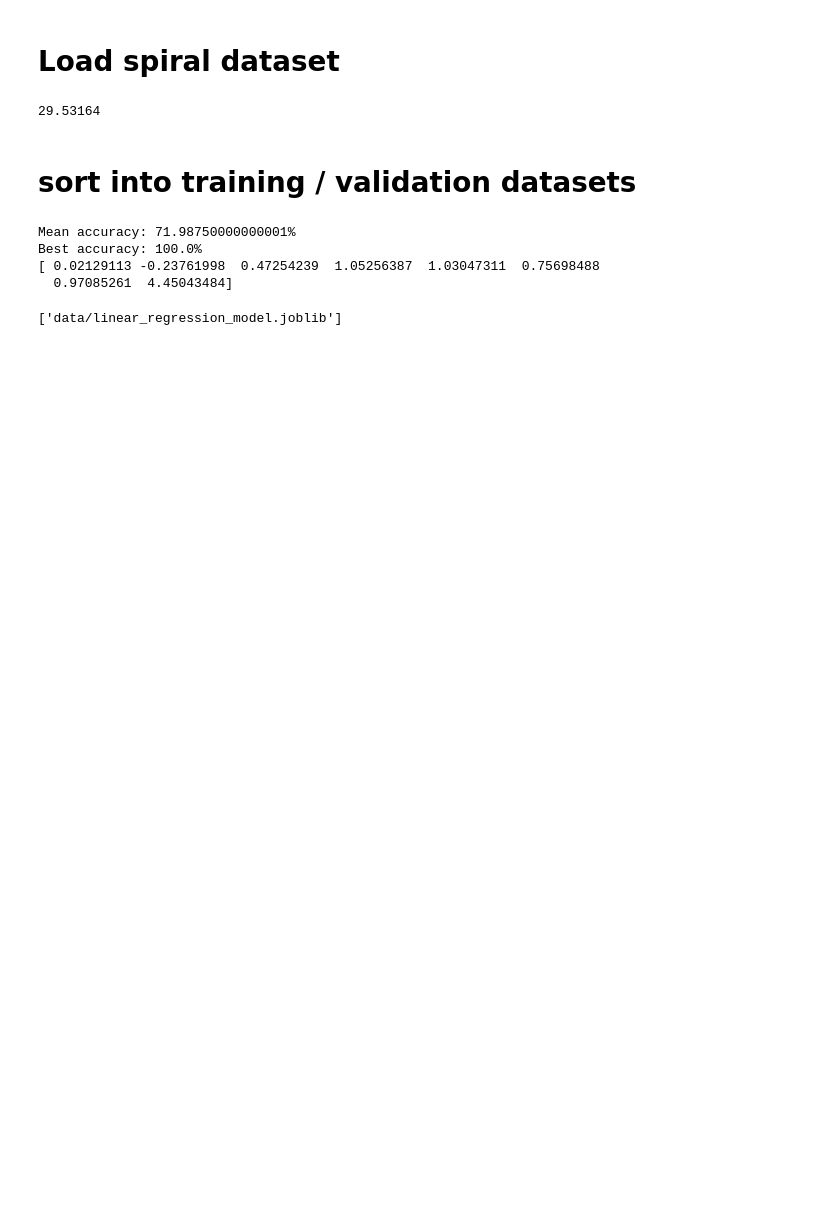
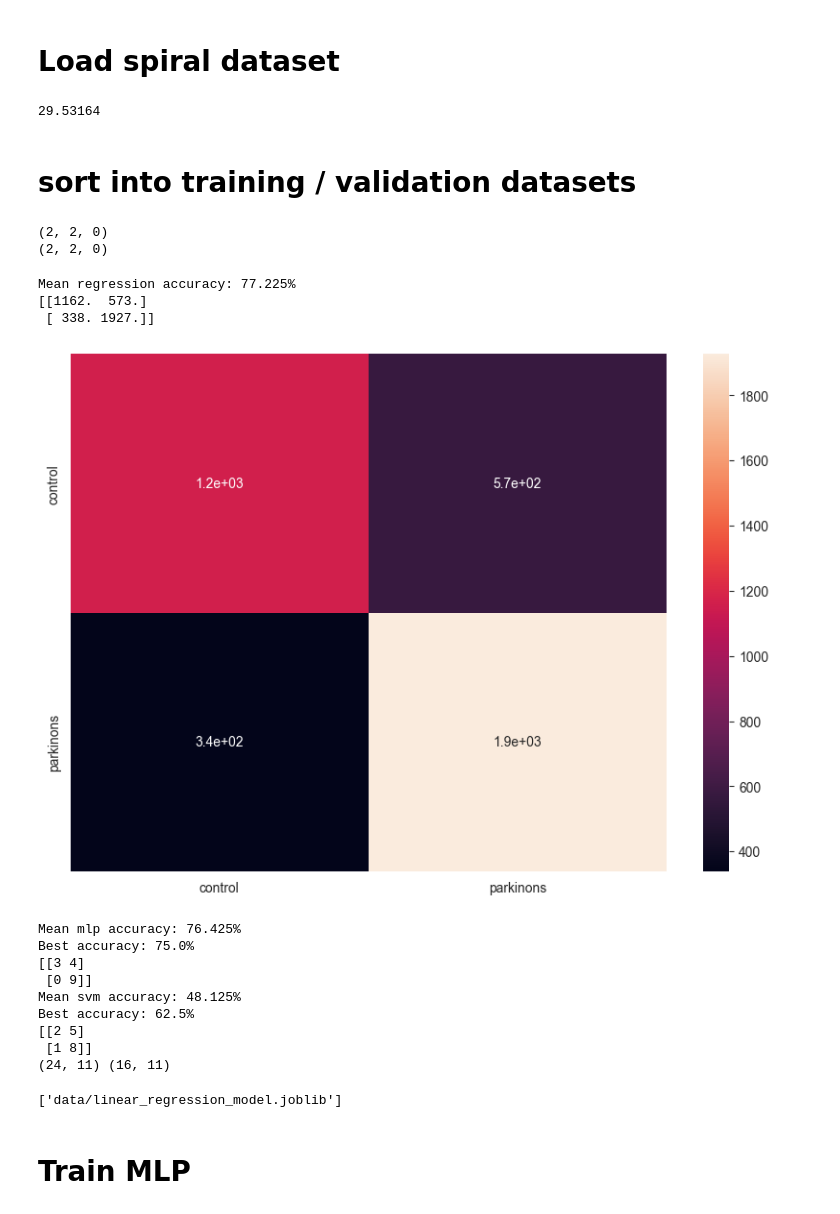
Before and after one commit to H-E-R-O-System/hero-monitor, a Jupyter notebook: spiral_analytics/train_spiral_model.ipynb, the cells around one changed output. Saved outputs shown, nothing was run; the diff lists cells and outputs as text; code cells hidden in the pictures; blank space fills up the shorter version.

```diff
--- a/spiral_analytics/train_spiral_model.ipynb
+++ b/spiral_analytics/train_spiral_model.ipynb
@@ -3,12 +3,16 @@ import pandas as pd
 import numpy as np
 import joblib
 import os
+from sklearn.preprocessing import StandardScaler
 from sklearn.linear_model import LinearRegression
 import matplotlib.pyplot as plt
+from sklearn.neural_network import MLPClassifier
+from sklearn.metrics import accuracy_score, classification_report, confusion_matrix, ConfusionMatrixDisplay
 
 np.random.seed(100)
 os.chdir("/Users/benhoskings/Documents/Pycharm/Hero_Monitor/spiral_analytics")
 
+scaler = StandardScaler()
 
 # if np.arctan2(*np.flip(pos - self.center_offset)) > 0:
 #             angle = np.arctan2(*np.flip(pos - self.center_offset)) + 2 * np.pi * self.turns
@@ -120,7 +121,7 @@ plt.show()
 # %%
 col_names = ["x_pos", "y_pos", "z_pos", "pressure", "grip_angle", "time", "test_id"]
 
-feature_df = pd.DataFrame(data=None, columns=(["label", "set_id"] + [f"predictor_{idx}" for idx in range(16)]))
+feature_df = pd.DataFrame(data=None, columns=(["label", "set_id"] + [f"predictor_{idx}" for idx in range(len(spiral_feature))]))
 
 base_path = "hw_dataset"
 times = []
@@ -148,12 +149,17 @@ print(np.mean(times)/1000)
 # %% [markdown]
 # sort into training / validation datasets
 # %%
-def partition_data(df, train_split):
+def partition_data(df, train_split, even_classes=True):
 
     control_count = sum(df["label"] == 0)
     nd_count = sum(df["label"] == 1)
-    control_train_ids = np.random.permutation(range(control_count))[:int(control_count*train_split)]
-    nd_train_ids = np.random.permutation(range(nd_count))[:int(nd_count*train_split)]
+    if even_classes:
+        class_count = min(control_count, nd_count)
+        control_train_ids = np.random.permutation(range(control_count))[:int(class_count*train_split)]
+        nd_train_ids = np.random.permutation(range(nd_count))[:int(class_count*train_split)]
+    else:
+        control_train_ids = np.random.permutation(range(control_count))[:int(control_count*train_split)]
+        nd_train_ids = np.random.permutation(range(nd_count))[:int(nd_count*train_split)]
 
     control_val_ids = np.array([idx for idx in range(control_count) if not np.isin(idx, control_train_ids)])
     nd_val_ids = np.array([idx for idx in range(nd_count) if not np.isin(idx, nd_train_ids)])
@@ -167,4 +173,12 @@ def partition_data(df, train_split):
         np.logical_and((df["label"] == 1), np.isin(df["set_id"], nd_val_ids)))]
 
     return train_df, val_df
+# %%
+conf_matrix_array = np.empty([2, 2, 0])
+print(conf_matrix_array.shape)
+
+print(conf_matrix_array.shape)
+# %% [output]
+(2, 2, 0)
+(2, 2, 0)
 # %%
@@ -198,22 +243,62 @@ for fold in range(1000):
 # %%
-print(f"Mean accuracy: {np.mean(accuracies)*100}%")
+import seaborn as sn
+import pandas as pd
+import matplotlib.pyplot as plt
 
+print(f"Mean regression accuracy: {np.mean(linear_accuracies)*100}%")
 train_set, val_set = partition_data(feature_df, 0.8)
-train_data = train_set.drop(["label", "set_id"], axis=1)
 val_data = val_set.drop(["label", "set_id"], axis=1)
 opt_predictions = best_model.predict(val_data)
 opt_classification = [val > 0.5 for val in opt_predictions]
 accuracy = (np.mean(np.equal(opt_classification, val_set.label)))
+cm = confusion_matrix(opt_classification, val_set.label)
+
+
+print(np.sum(conf_matrix_array, axis=2))
+
+df_cm = pd.DataFrame(np.sum(conf_matrix_array, axis=2), index = ["control", "parkinons"],
+                  columns = ["control", "parkinons"])
+plt.figure(figsize = (10,7))
+sn.heatmap(df_cm, annot=True)
+
+disp = ConfusionMatrixDisplay(confusion_matrix=cm, display_labels=["control", "parkinsons"])
+plt.show()
+
+print(f"Mean mlp accuracy: {np.mean(mlp_accuracies)*100}%")
+opt_predictions = mlp.predict(scaler.fit_transform(val_data))
+opt_classification = [val > 0.5 for val in opt_predictions]
+accuracy = (np.mean(np.equal(opt_classification, val_set.label)))
 print(f"Best accuracy: {accuracy*100}%")
+cm = confusion_matrix(opt_classification, val_set.label)
+print(cm)
 
-print(opt_predictions)
+print(f"Mean svm accuracy: {np.mean(svm_accuracies)*100}%")
+opt_predictions = svm_clf.predict(val_data)
+opt_classification = [val > 0.5 for val in opt_predictions]
+accuracy = (np.mean(np.equal(opt_classification, val_set.label)))
+print(f"Best accuracy: {accuracy*100}%")
+cm = confusion_matrix(opt_classification, val_set.label)
+print(cm)
+
+print(train_set.shape, val_set.shape)
 # %% [output]
-Mean accuracy: 71.98750000000001%
-Best accuracy: 100.0%
-[ 0.02129113 -0.23761998  0.47254239  1.05256387  1.03047311  0.75698488
-  0.97085261  4.45043484]
+Mean regression accuracy: 77.225%
+[[1162.  573.]
+ [ 338. 1927.]]
+[figure, added]
+Mean mlp accuracy: 76.425%
+Best accuracy: 75.0%
+[[3 4]
+ [0 9]]
+Mean svm accuracy: 48.125%
+Best accuracy: 62.5%
+[[2 5]
+ [1 8]]
+(24, 11) (16, 11)
 # %%
 os.chdir("/Users/benhoskings/Documents/Pycharm/Hero_Monitor")
 joblib.dump(best_model, os.path.join("data/linear_regression_model.joblib"))
 # %% [output]
 ['data/linear_regression_model.joblib']
+# %% [markdown]
+# Train MLP
```
Also changed, not shown: parts of 4 cells of this notebook, 7 other files.
